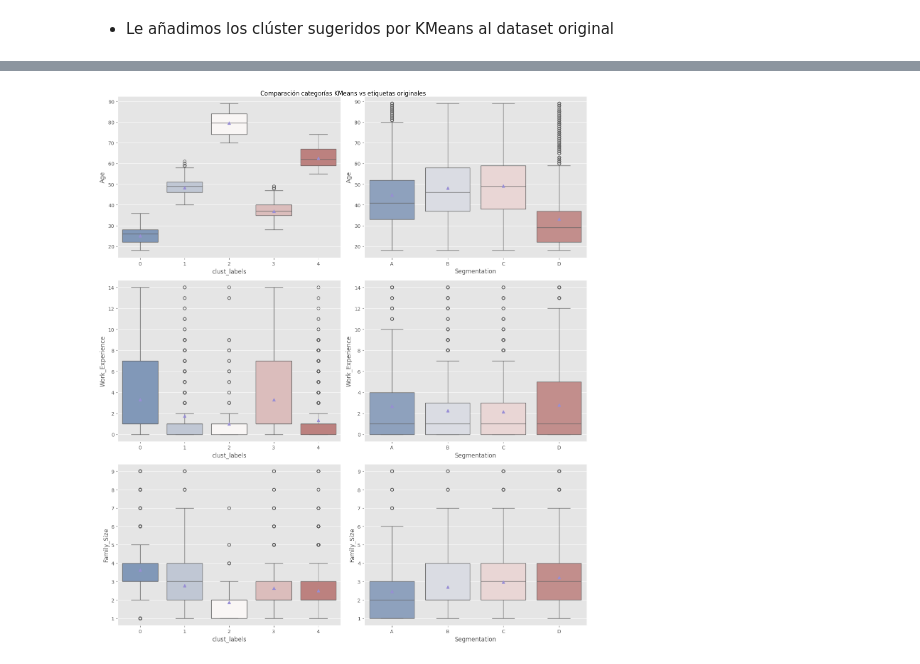
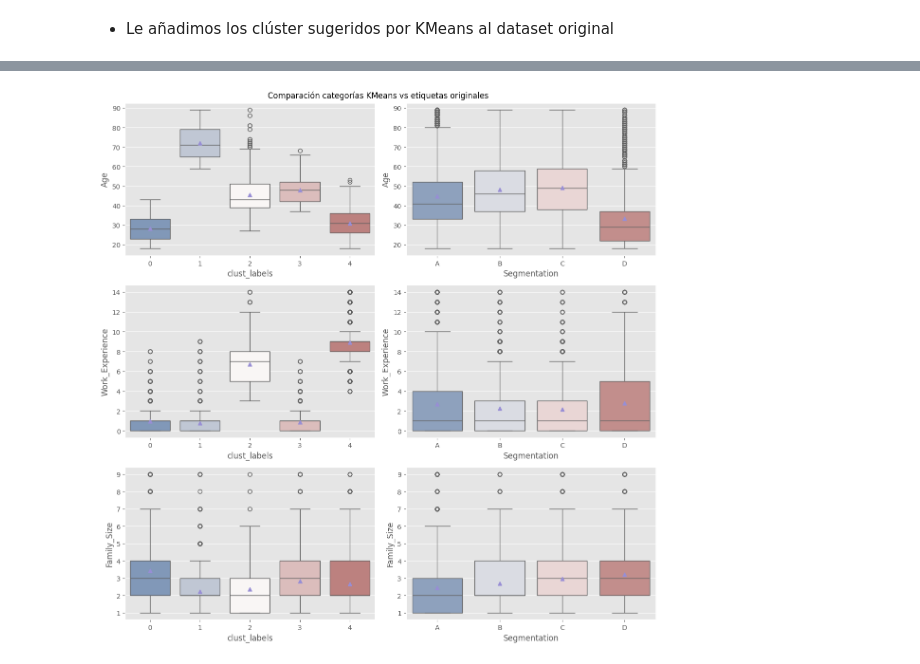
Before and after one commit to maryyuliana/fundamentos_I, a Jupyter notebook: Proyecto.ipynb, the cells around one changed output, grey strips where cells are left out. Drawn from its saved outputs; the diff is of its cells as text; code cells hidden in the pictures.

```diff
--- a/Proyecto.ipynb
+++ b/Proyecto.ipynb
@@ -725,6 +741,8 @@ plt.show()
 ## Caracterización de los clientes por segmento
 # %%
 dataPCAKM = pca_df.iloc[:,:2].copy()
+# %%
+data_scaled = StandardScaler().fit(dataPCAKM)
 # %%
 def encontrar_numero_clusters(X):
     # Crea una lista vacía para almacenar la inercia
@@ -766,8 +784,9 @@ Número de clusters que recoja el 95% de la inercia: 5
 5
 # %%
 Kmeans_final = KMeans(n_clusters = 5)
-Kmeans_final.fit(dataPCAKM)
+Kmeans_final.fit(data_scaled.transform(dataPCAKM))
 clust_lab = Kmeans_final.labels_
 
-dataPCAKM['clust_labels'] = clust_lab
+data_frame_scaled = pd.DataFrame(data_scaled.transform(dataPCAKM), columns = ['PC1','PC2'])
+data_frame_scaled['clust_labels'] = clust_lab
 # %%
@@ -779,4 +802,4 @@ plt.show()
 # %% [markdown]
 * Le añadimos los clúster sugeridos por KMeans al dataset original
 # %%
-trainClust = train_pca.merge(dataPCAKM, left_index= True, right_index=True)
+trainClust = train_pca.merge(data_frame_scaled, left_index= True, right_index=True)
@@ -791,15 +832,15 @@ plt.show()
 # %%
 fig, ((ax1 ,ax2),
       (ax3, ax4),
-      (ax5,ax6)) = plt.subplots(3,2, figsize = (14,16))
+      (ax5,ax6)) = plt.subplots(3,2, figsize = (12,12))
 sns.boxplot(data = trainClust, x = 'Segmentation', y = 'Age',order = trainClust.Segmentation.sort_values().unique(), ax = ax2, showmeans = True, palette = 'vlag')
 sns.boxplot(data = trainClust, x = 'clust_labels', y = 'Age',order = trainClust.clust_labels.sort_values().unique(),ax = ax1 ,showmeans = True, palette = 'vlag')
 sns.boxplot(data = trainClust, x = 'Segmentation', y = 'Work_Experience',order = trainClust.Segmentation.sort_values().unique(), ax = ax4, showmeans = True, palette = 'vlag')
 sns.boxplot(data = trainClust, x = 'clust_labels', y = 'Work_Experience',order = trainClust.clust_labels.sort_values().unique(),ax = ax3 ,showmeans = True, palette = 'vlag')
 sns.boxplot(data = trainClust, x = 'Segmentation', y = 'Family_Size',order = trainClust.Segmentation.sort_values().unique(), ax = ax6, showmeans = True, palette = 'vlag')
 sns.boxplot(data = trainClust, x = 'clust_labels', y = 'Family_Size',order = trainClust.clust_labels.sort_values().unique(),ax = ax5 ,showmeans = True, palette = 'vlag')
 fig.suptitle('Comparación categorías KMeans vs etiquetas originales')
 plt.tight_layout()
 plt.show()
 # %% [output]
-[figure, old version]
+[figure, new version]
```
Also changed, not shown: parts of 41 cells of this notebook, 1 other file.
